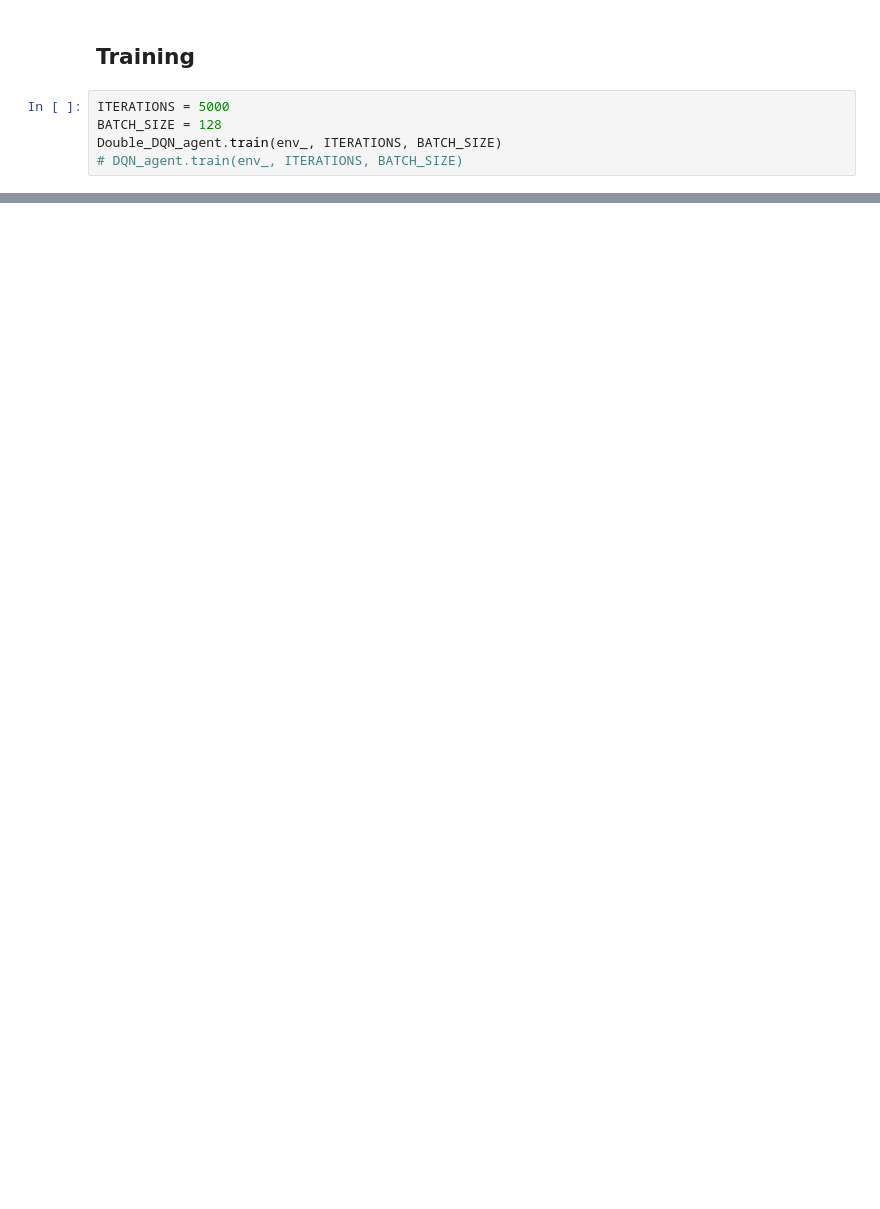
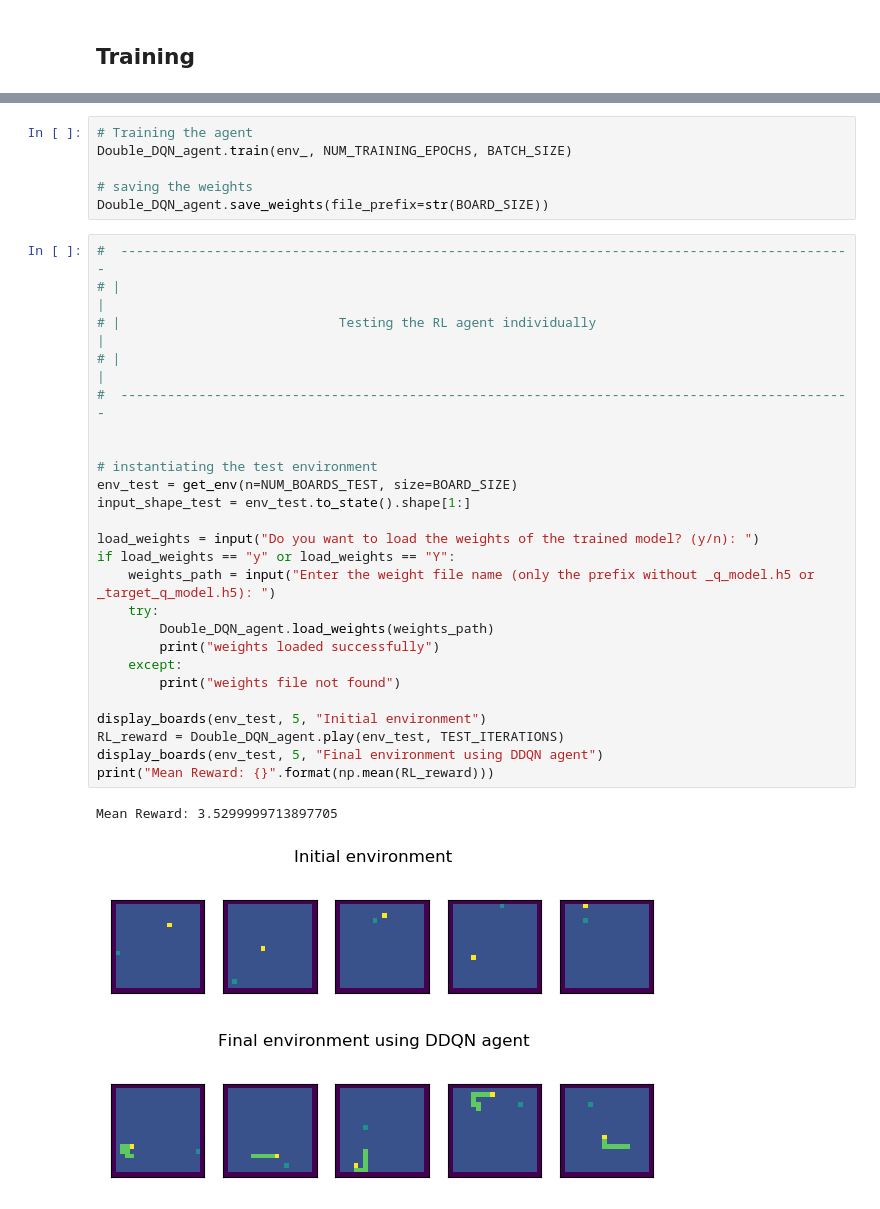
Before and after one commit to navidpourhadi/RL_Snake, a Jupyter notebook: game.ipynb, the cells around one changed output, grey strips where cells are left out. Drawn from its saved outputs; the diff is of its cells as text; blank space fills up the shorter version.

```diff
--- a/game.ipynb
+++ b/game.ipynb
@@ -69,7 +95,2 @@ GPU is not available. Switching to CPU.
 # %% [markdown]
 ## Training
-# %%
-ITERATIONS = 5000
-BATCH_SIZE = 128
-Double_DQN_agent.train(env_, ITERATIONS, BATCH_SIZE)
-# DQN_agent.train(env_, ITERATIONS, BATCH_SIZE)
@@ -299,0 +97,35 @@ ValueError: could not broadcast input array from shape (10,10,4) into shape (1,1
+# %%
+# Training the agent
+Double_DQN_agent.train(env_, NUM_TRAINING_EPOCHS, BATCH_SIZE)
+
+# saving the weights
+Double_DQN_agent.save_weights(file_prefix=str(BOARD_SIZE))
+# %%
+#  ----------------------------------------------------------------------------------------------
+# |                                                                                              |
+# |                            Testing the RL agent individually                                 |
+# |                                                                                              |
+#  ----------------------------------------------------------------------------------------------
+
+
+# instantiating the test environment
+env_test = get_env(n=NUM_BOARDS_TEST, size=BOARD_SIZE)
+input_shape_test = env_test.to_state().shape[1:]
+
+load_weights = input("Do you want to load the weights of the trained model? (y/n): ")
+if load_weights == "y" or load_weights == "Y":
+    weights_path = input("Enter the weight file name (only the prefix without _q_model.h5 or _target_q_model.h5): ")
+    try:
+        Double_DQN_agent.load_weights(weights_path)
+        print("weights loaded successfully")
+    except:
+        print("weights file not found")
+
+display_boards(env_test, 5, "Initial environment")
+RL_reward = Double_DQN_agent.play(env_test, TEST_ITERATIONS)
+display_boards(env_test, 5, "Final environment using DDQN agent")
+print("Mean Reward: {}".format(np.mean(RL_reward)))
+# %% [output]
+Mean Reward: 3.5299999713897705
+[figure, added]
+[figure, added]
```
Also changed, not shown: parts of 17 cells of this notebook.
